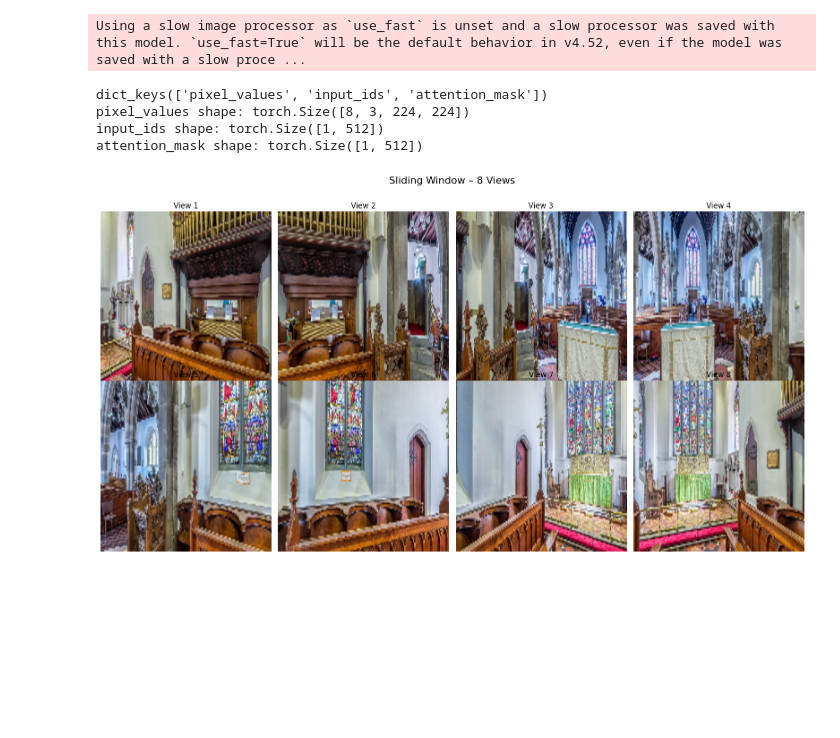
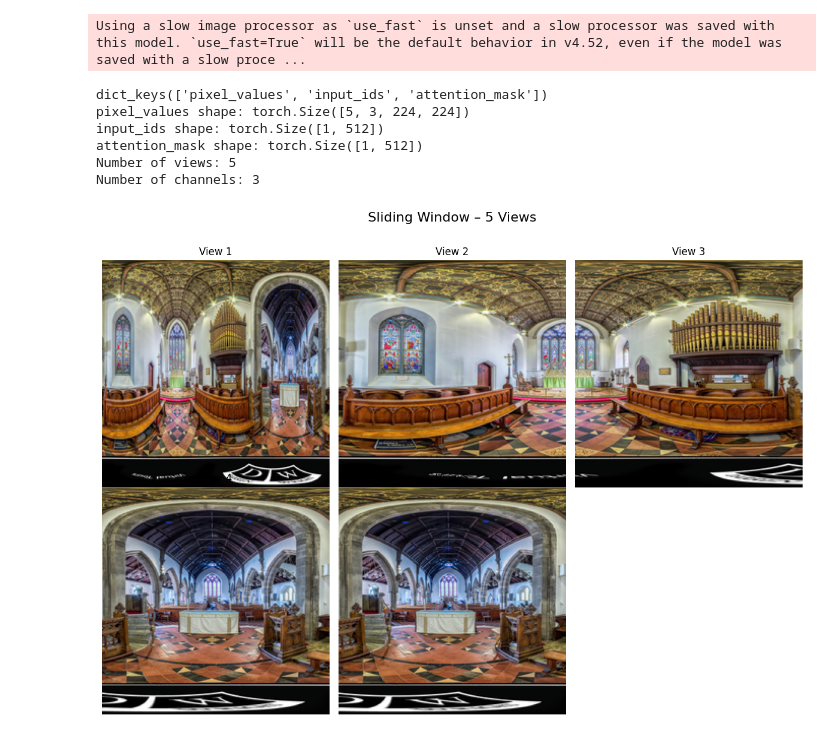
Before and after one commit to wooseungw/panollava, a Jupyter notebook: processor_usage.ipynb, the cells around one changed output. Drawn from its saved outputs; the diff is of its cells as text; code cells hidden in the pictures; blank space fills up the shorter version.

```diff
--- a/processor_usage.ipynb
+++ b/processor_usage.ipynb
@@ -98,7 +142,7 @@ sample_text = "이 사진에서 가장 눈에 띄는 것은 무엇인가요?"
 # ① 파노라마 → 멀티뷰 변환
 img_proc = PanoramaImageProcessor(
     image_size    =(224, 224),
-    crop_strategy ="e2p",   # 또는 "e2p" / "cubemap"
+    crop_strategy ="anyres",   # 또는 "e2p" / "cubemap"
     fov_deg       =90,
     overlap_ratio =0.5,
     normalize= True,
@@ -121,33 +165,36 @@ builder = ConversationPromptBuilder(
 
 builder.push("user", "이 방은 어떤 스타일인가요?")
 
 # ── (3) 실제 데이터 전처리 ──────────────────────────────────
 image = Image.open(sample_image).convert("RGB")
 
 batch = pano_proc(
     pil     = image,
     builder = builder,
     flatten = False                 # (B, V, C, H, W) 그대로 유지
 )
 
 print(batch.keys())
 print("pixel_values shape:", batch["pixel_values"].shape)  # (B, V, C, H, W)
 print("input_ids shape:", batch["input_ids"].shape)  # (B, L)
 print("attention_mask shape:", batch["attention_mask"].shape)  # (B, L
 # dict_keys(['pixel_values', 'pixel_values_5d', 'input_ids', 'attention_mask'
 
 num_v = batch["pixel_values"].shape[0]
-
+print(f"Number of views: {num_v}")
+print("Number of channels:", batch["pixel_values"].shape[1])  # (B, V, C, H, W)
 visualize_views(
     batch["pixel_values"],
     title = f"Sliding Window – {num_v} Views",
     titles= [ f"View {i+1}" for i in range(num_v) ],
     show_plot= True
 )
 # %% [output]
 Using a slow image processor as `use_fast` is unset and a slow processor was saved with this model. `use_fast=True` will be the default behavior in v4.52, even if the model was saved with a slow proce ...
 dict_keys(['pixel_values', 'input_ids', 'attention_mask'])
-pixel_values shape: torch.Size([8, 3, 224, 224])
+pixel_values shape: torch.Size([5, 3, 224, 224])
 input_ids shape: torch.Size([1, 512])
 attention_mask shape: torch.Size([1, 512])
+Number of views: 5
+Number of channels: 3
-[figure, old version]
+[figure, new version]
```
Also changed, not shown: parts of 1 cell of this notebook, 5 other files.
